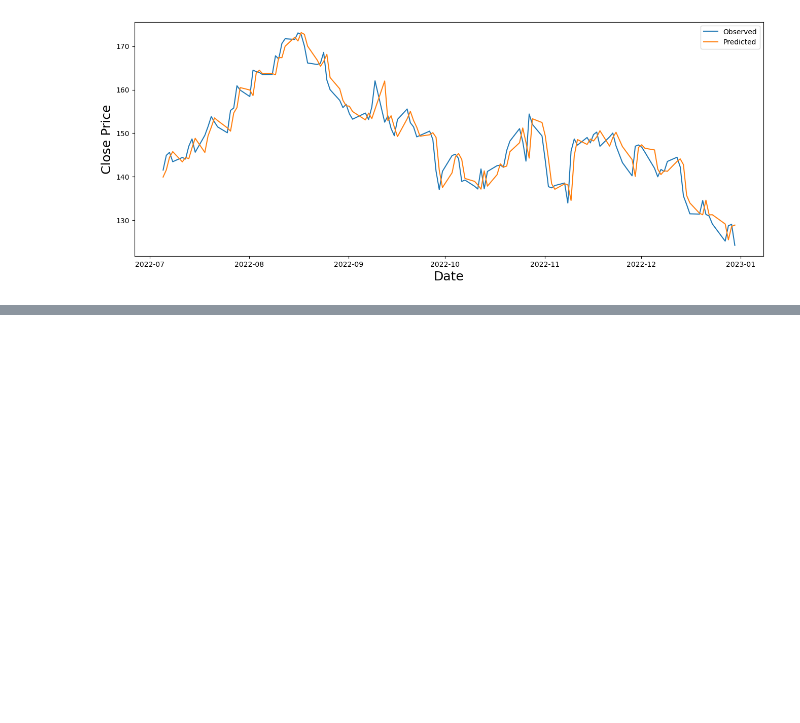
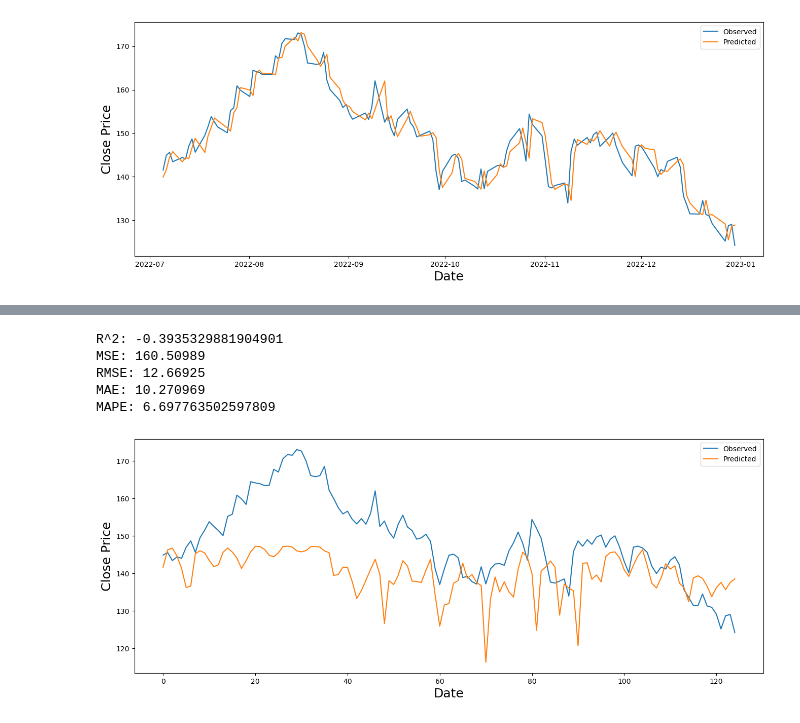
Before and after one commit to luo-simon/stock-predictions, a Jupyter notebook: src/visualisation/results.ipynb, the cells around one changed output, grey strips where cells are left out. Drawn from its saved outputs; the diff is of its cells as text; code cells hidden in the pictures; blank space fills up the shorter version.

```diff
--- a/src/visualisation/results.ipynb
+++ b/src/visualisation/results.ipynb
@@ -80,0 +80,13 @@ Index(['Open', 'High', 'Low', 'Close', 'Volume', 'Dividends', 'Stock Splits',
+# %%
+from src.models.Transformer.evaluate import eval
+features = ['Close', 'williams_r', 'aroon_down', 'aroon_up', 'TRANGE', 'RSI_14', 'OBV', 'AD']
+sequence_len = 10
+run_id='f7e4dd1a39d040b88f5424d88f148e4c'
+y_pred, y_true = eval(features, sequence_len, run_id)
+# %% [output]
+R^2: -0.3935329881904901
+MSE: 160.50989
+RMSE: 12.66925
+MAE: 10.270969
+MAPE: 6.697763502597809
+[figure, added]
```
Also changed, not shown: parts of 5 cells of this notebook, 4 other files.
